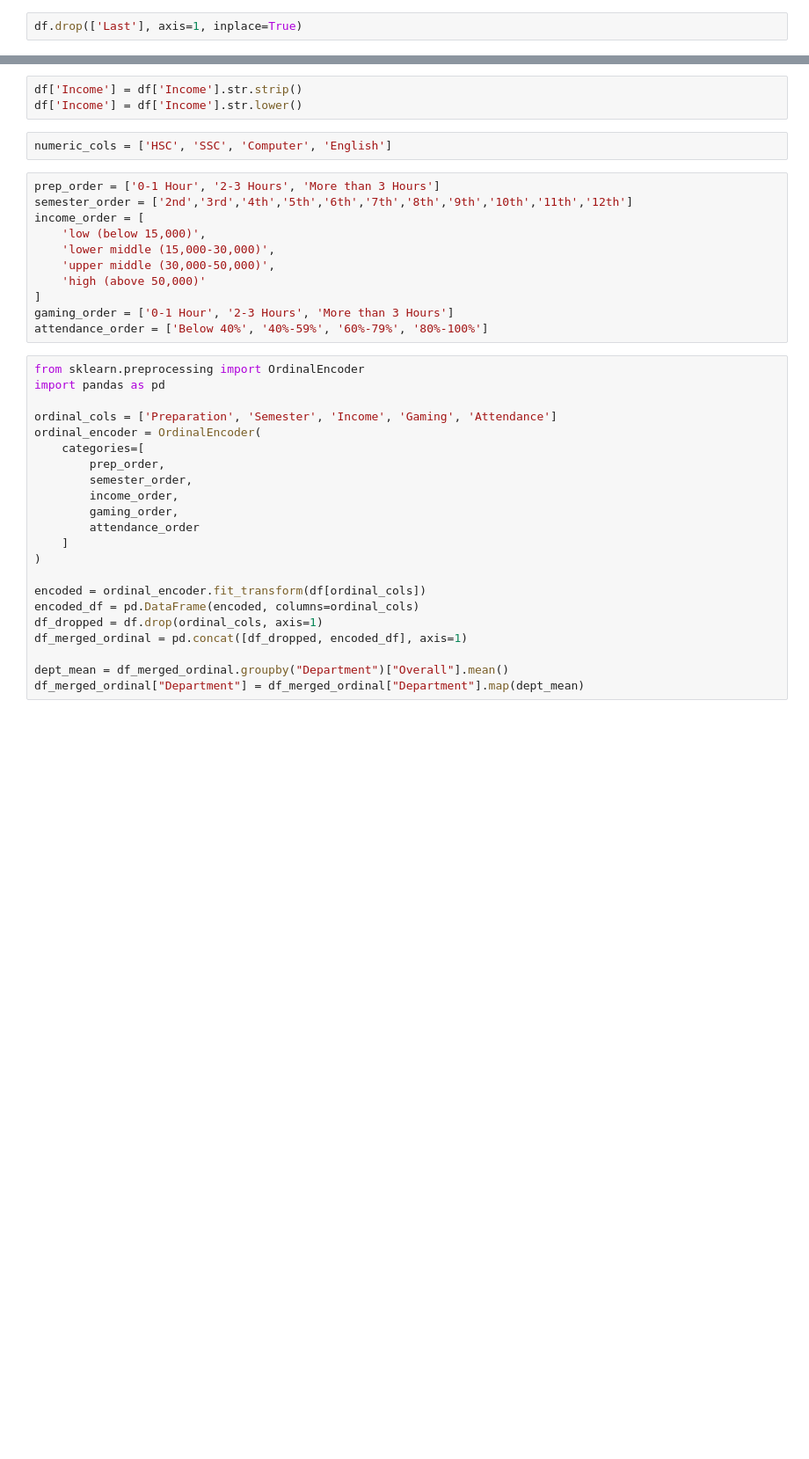
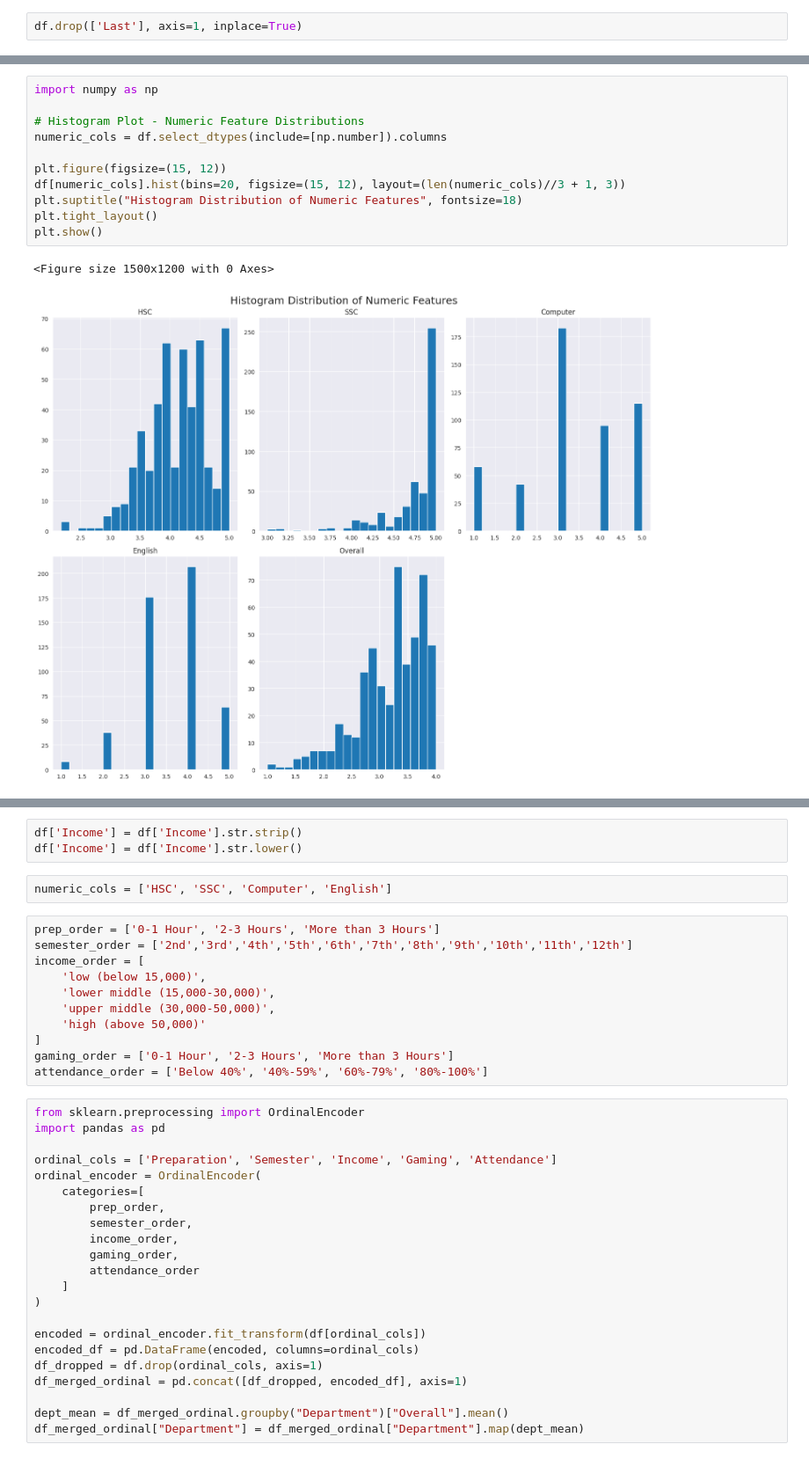
Before and after one commit to leyas-official/CS461_Project, a Jupyter notebook: preprocessing.ipynb, the cells around one changed output, grey strips where cells are left out. Shown at 88% size. Saved outputs shown, nothing was run; the diff lists cells and outputs as text; blank space fills up the shorter version.

Commit message:
Added EDA (basic EDA, histogram, and countplots)

```diff
--- a/preprocessing.ipynb
+++ b/preprocessing.ipynb
@@ -24,0 +74,14 @@ df.drop(['Last'], axis=1, inplace=True)
+# %%
+import numpy as np
+
+# Histogram Plot - Numeric Feature Distributions
+numeric_cols = df.select_dtypes(include=[np.number]).columns
+
+plt.figure(figsize=(15, 12))
+df[numeric_cols].hist(bins=20, figsize=(15, 12), layout=(len(numeric_cols)//3 + 1, 3))
+plt.suptitle("Histogram Distribution of Numeric Features", fontsize=18)
+plt.tight_layout()
+plt.show()
+# %% [output]
+<Figure size 1500x1200 with 0 Axes>
+[figure, added]
```
Also changed, not shown: parts of 4 cells of this notebook.
